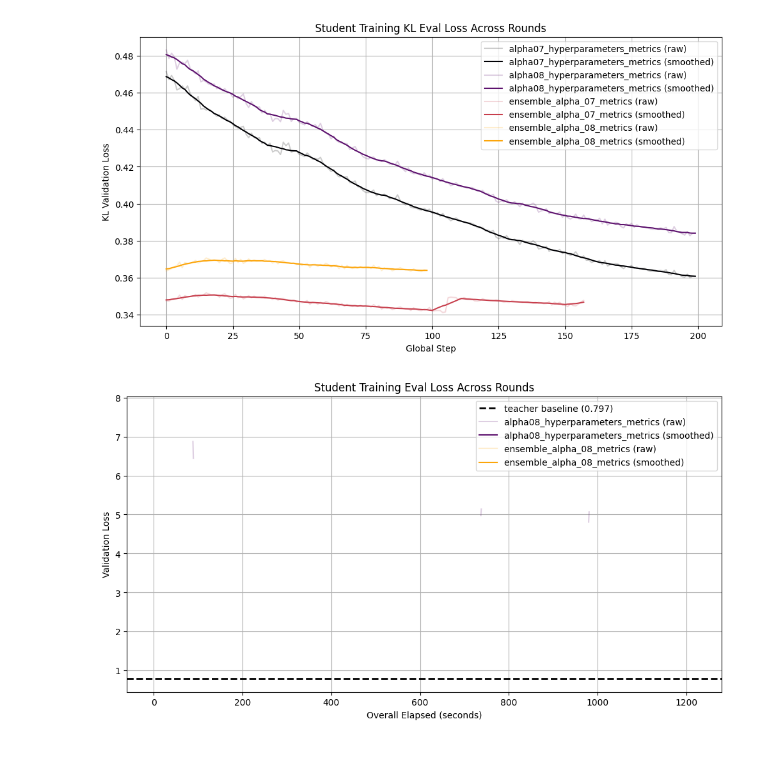
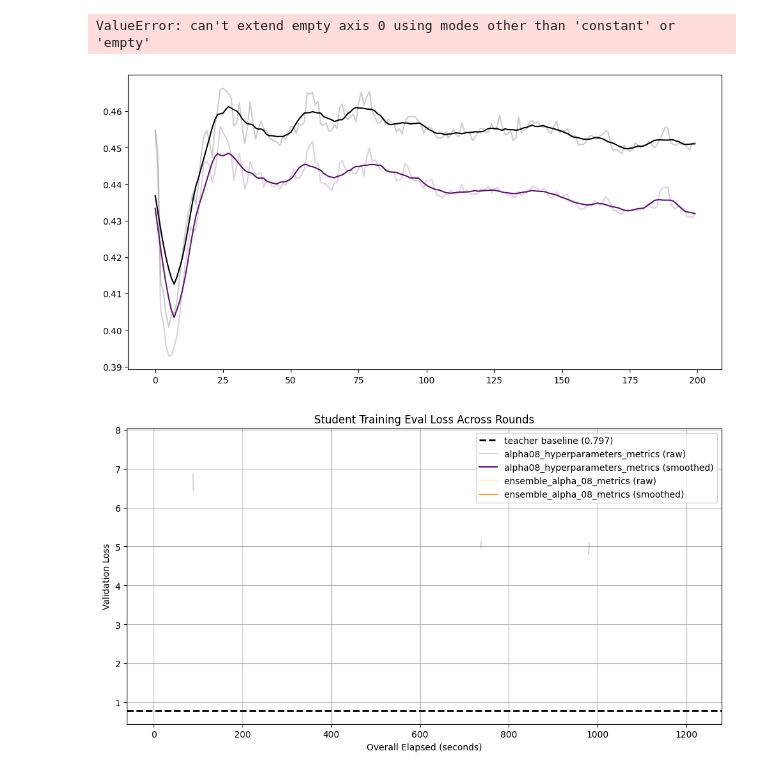
Before and after one commit to r-three/SLMensembles, a Jupyter notebook: SLM_ensembles.ipynb, the cells around one changed output. Drawn from its saved outputs; the diff is of its cells as text; code cells hidden in the pictures.

```diff
--- a/SLM_ensembles.ipynb
+++ b/SLM_ensembles.ipynb
@@ -10,11 +10,11 @@ import config
 
 # Note:     (kl loss) 0 <= alpha <= 1 (next_token loss)
 # %%
-load_all = False
+load_all = True
 exclude = ["seed_20", "seed_32", "seed_36", "seed_40"]
 
 csv_log_dir = "/home/klambert/projects/aip-craffel/klambert/SLMensembles/csv_logs"
-subdirs = ["22-07-2025", "29-07-2025", "30-07-2025"]
+subdirs = ["11-08-2025"]
 filenames = ["alpha08_hyperparameters_metrics", "alpha07_hyperparameters_metrics", "ensemble_alpha_08_metrics", "ensemble_alpha_07_metrics"]
 all_dfs = []
 
@@ -185,7 +184,7 @@ kernel = np.ones(filter_size) / filter_size
 if not side_by_side:
     if x_min_loss:
         for name, df in combined_df.groupby("source"):
-            student_train_df = df[(df["role"] == "student") & (df["phase"] == "eval") & (df["function"] == "evaluation_loop")]
+            student_train_df = df[(df["role"] == "student") & (df["phase"] == "eval") & (df["function"] == "eval_step")]
 
             loss = student_train_df["eval_loss"].to_numpy()
             min_len = min(min_len, len(loss))
@@ -193,7 +192,7 @@ if not side_by_side:
     plt.figure(figsize=(12, 6))
 
     for name, df in combined_df.groupby("source"):
-        student_train_df = df[(df["role"] == "student") & (df["phase"] == "eval") & (df["function"] == "evaluation_loop")]
+        student_train_df = df[(df["role"] == "student") & (df["phase"] == "eval") & (df["function"] == "eval_step")]
 
         loss = student_train_df["eval_loss"].to_numpy()[:min_len]
         pad = (filter_size - 1) // 2
@@ -226,7 +225,7 @@ else:
         row, col = divmod(idx, cols)
         ax = axes[row][col]
 
-        student_train_df = df[(df["role"] == "student") & (df["phase"] == "eval") & (df["function"] == "evaluation_loop")]
+        student_train_df = df[(df["role"] == "student") & (df["phase"] == "eval") & (df["function"] == "eval_step")]
 
         loss = student_train_df["eval_loss"].to_numpy()
         if len(loss) < filter_size:
@@ -271,10 +271,10 @@ if not side_by_side:
             student_train_df = df[
                 (df["role"] == "student") &
                 (df["phase"] == "eval") &
-                (df["function"] == "evaluation_loop")
+                (df["function"] == "eval_step")
             ]
 
-            loss = student_train_df["eval_loss"].to_numpy()
+            loss = student_train_df["eval_kl_loss"].to_numpy()
             min_len = min(min_len, len(loss))
 
     plt.figure(figsize=(12, 6))
@@ -283,7 +283,7 @@ if not side_by_side:
         student_train_df = df[
             (df["role"] == "student") &
             (df["phase"] == "eval") &
-            (df["function"] == "evaluation_loop")
+            (df["function"] == "eval_step")
         ]
 
         loss = student_train_df["eval_kl_loss"].to_numpy()[:min_len]
@@ -317,36 +317,37 @@ else:
         student_train_df = df[
             (df["role"] == "student") &
             (df["phase"] == "eval") &
-            (df["function"] == "evaluation_loop")
+            (df["function"] == "eval_step")
         ]
 
         loss = student_train_df["eval_kl_loss"].to_numpy()
         if len(loss) < filter_size:
             ax.set_title(f"{name} (too short)")
             ax.axis("off")
             continue
 
         smoothed = scipy.signal.fftconvolve(loss, kernel, mode="valid")
 
         color = color_map.get(name, color_map["default"])
         ax.plot(range(len(loss)), loss, alpha=0.3, label=f"Raw", color=color)
         ax.plot(range(len(smoothed)), smoothed, label=f"Smoothed", color=color)
 
         ax.set_title(f"KL Validation Loss: {name}")
         ax.set_xlabel("Global Step")
         ax.set_ylabel("KL Loss")
         ax.legend()
 
     # Hide any unused subplots
     for i in range(idx + 1, rows * cols):
         row, col = divmod(i, cols)
         axes[row][col].axis("off")
 
     plt.yscale("log")
     plt.tight_layout()
     plt.show()
 # %% [output]
+ValueError: can't extend empty axis 0 using modes other than 'constant' or 'empty'
-[figure, old version]
+[figure, new version]
 # %%
 # Student Training Eval Loss Across Rounds
 
```
Also changed, not shown: parts of 5 cells of this notebook.
